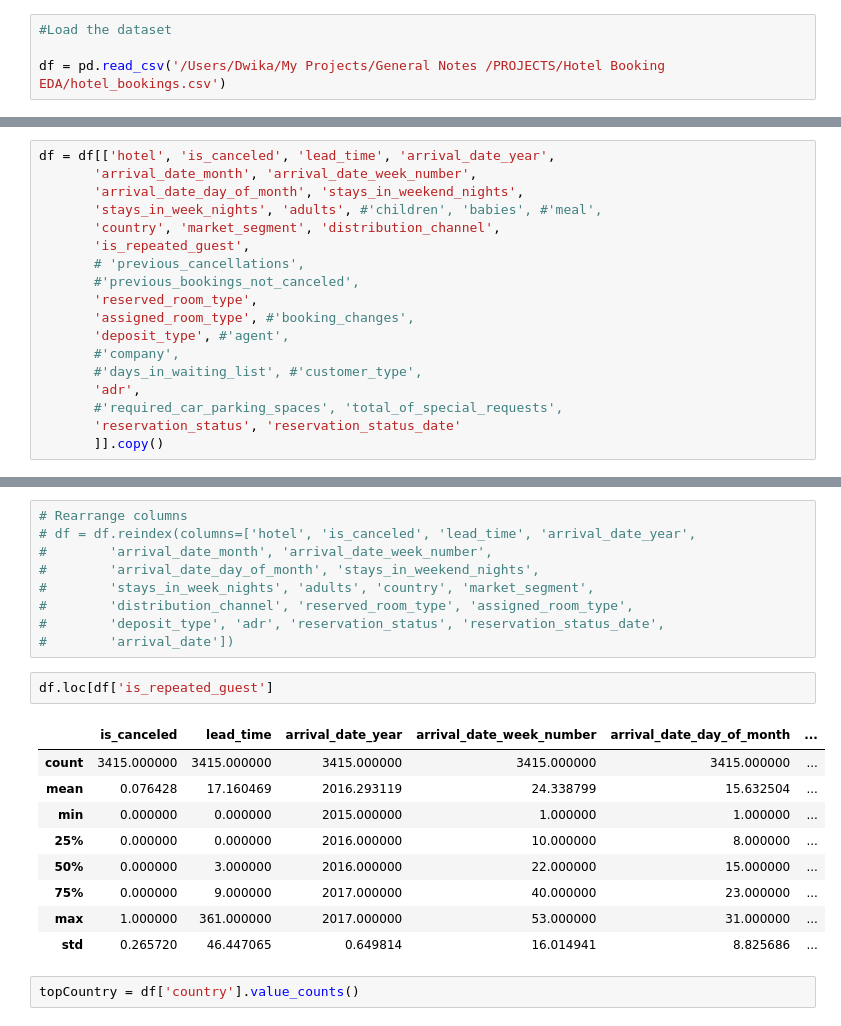
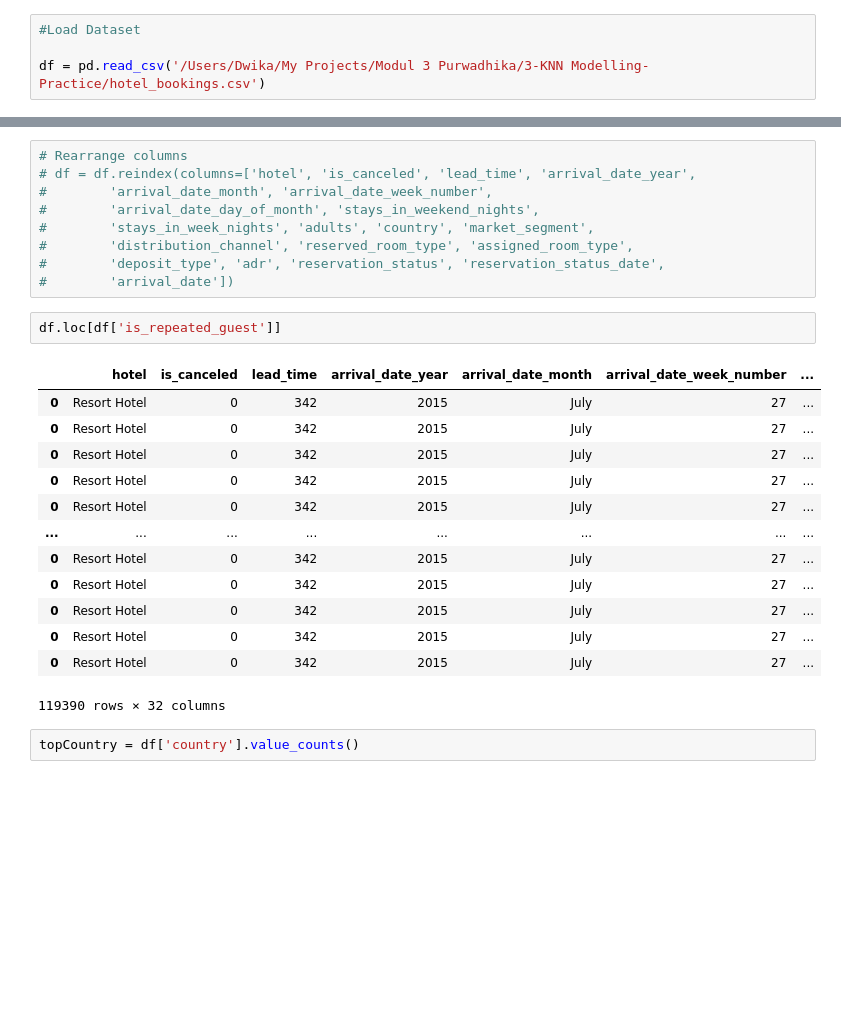
Before and after one commit to d-widyantama/Machine_Learning-Modul-3-Purwadhika, a Jupyter notebook: 3-KNN Modelling-Practice/Module3-Day3-KNN_Modelling_HotelBookings.ipynb, the cells around one changed output, grey strips where cells are left out. Cells and saved outputs as stored; diff of their text form; blank space fills up the shorter version.

```diff
--- a/3-KNN Modelling-Practice/Module3-Day3-KNN_Modelling_HotelBookings.ipynb
+++ b/3-KNN Modelling-Practice/Module3-Day3-KNN_Modelling_HotelBookings.ipynb
@@ -12,6 +44,6 @@ pd.options.display.max_columns = 100
 # %%
-#Load the dataset
+#Load Dataset
 
-df = pd.read_csv('/Users/Dwika/My Projects/General Notes /PROJECTS/Hotel Booking EDA/hotel_bookings.csv')
+df = pd.read_csv('/Users/Dwika/My Projects/Modul 3 Purwadhika/3-KNN Modelling-Practice/hotel_bookings.csv')
 # %% [markdown]
 ---
@@ -193,18 +115,0 @@ pd.DataFrame(hotelDesc, columns = ['dataFeatures', 'dataType', 'null', 'nullPct'
-# %%
-df = df[['hotel', 'is_canceled', 'lead_time', 'arrival_date_year',
-       'arrival_date_month', 'arrival_date_week_number',
-       'arrival_date_day_of_month', 'stays_in_weekend_nights',
-       'stays_in_week_nights', 'adults', #'children', 'babies', #'meal',
-       'country', 'market_segment', 'distribution_channel',
-       'is_repeated_guest',
-       # 'previous_cancellations',
-       #'previous_bookings_not_canceled',
-       'reserved_room_type',
-       'assigned_room_type', #'booking_changes',
-       'deposit_type', #'agent',
-       #'company',
-       #'days_in_waiting_list', #'customer_type',
-       'adr',
-       #'required_car_parking_spaces', 'total_of_special_requests',
-       'reservation_status', 'reservation_status_date'
-       ]].copy()
@@ -266,17 +482,21 @@ Index(['hotel', 'is_canceled', 'lead_time', 'arrival_date_year',
 #        'deposit_type', 'adr', 'reservation_status', 'reservation_status_date',
 #        'arrival_date'])
 # %%
-df.loc[df['is_repeated_guest']
+df.loc[df['is_repeated_guest']]
 # %% [output]
-|  | is_canceled | lead_time | arrival_date_year | arrival_date_week_number | arrival_date_day_of_month | ... |
-| count | 3415.000000 | 3415.000000 | 3415.000000 | 3415.000000 | 3415.000000 | ... |
-| mean | 0.076428 | 17.160469 | 2016.293119 | 24.338799 | 15.632504 | ... |
-| min | 0.000000 | 0.000000 | 2015.000000 | 1.000000 | 1.000000 | ... |
-| 25% | 0.000000 | 0.000000 | 2016.000000 | 10.000000 | 8.000000 | ... |
-| 50% | 0.000000 | 3.000000 | 2016.000000 | 22.000000 | 15.000000 | ... |
-| 75% | 0.000000 | 9.000000 | 2017.000000 | 40.000000 | 23.000000 | ... |
-| max | 1.000000 | 361.000000 | 2017.000000 | 53.000000 | 31.000000 | ... |
-| std | 0.265720 | 46.447065 | 0.649814 | 16.014941 | 8.825686 | ... |
+|  | hotel | is_canceled | lead_time | arrival_date_year | arrival_date_month | arrival_date_week_number | ... |
+| 0 | Resort Hotel | 0 | 342 | 2015 | July | 27 | ... |
+| 0 | Resort Hotel | 0 | 342 | 2015 | July | 27 | ... |
+| 0 | Resort Hotel | 0 | 342 | 2015 | July | 27 | ... |
+| 0 | Resort Hotel | 0 | 342 | 2015 | July | 27 | ... |
+| 0 | Resort Hotel | 0 | 342 | 2015 | July | 27 | ... |
+| ... | ... | ... | ... | ... | ... | ... | ... |
+| 0 | Resort Hotel | 0 | 342 | 2015 | July | 27 | ... |
+| 0 | Resort Hotel | 0 | 342 | 2015 | July | 27 | ... |
+| 0 | Resort Hotel | 0 | 342 | 2015 | July | 27 | ... |
+| 0 | Resort Hotel | 0 | 342 | 2015 | July | 27 | ... |
+| 0 | Resort Hotel | 0 | 342 | 2015 | July | 27 | ... |
+119390 rows × 32 columns
 # %%
 topCountry = df['country'].value_counts()
 # %%
```
Also changed, not shown: parts of 59 cells of this notebook, 2 other files.
